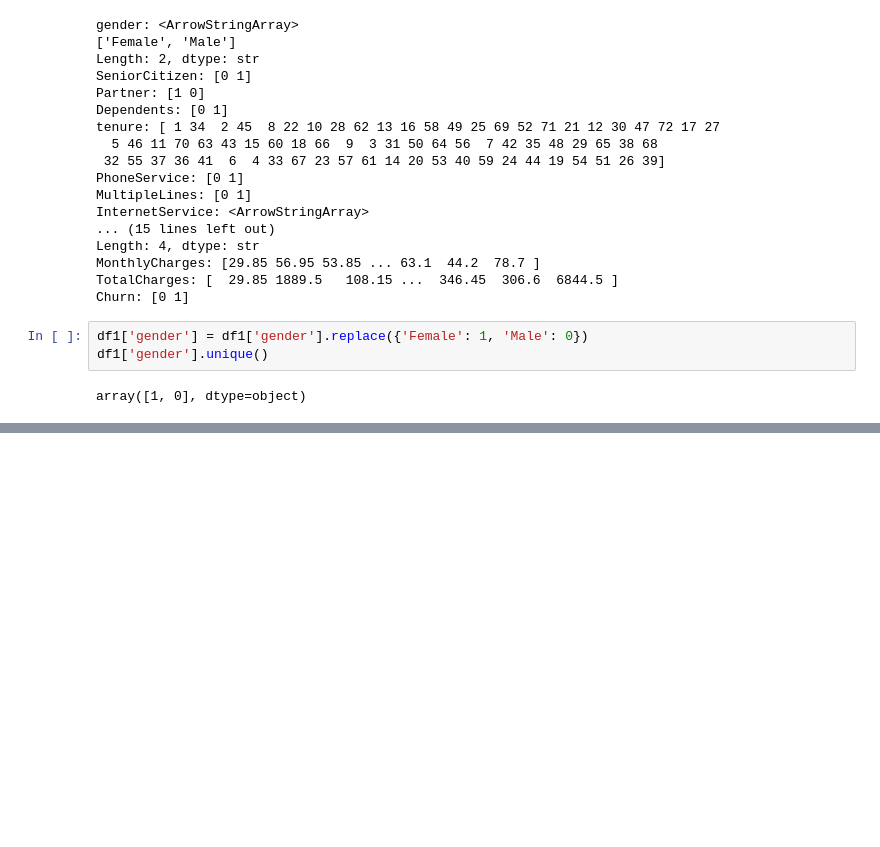
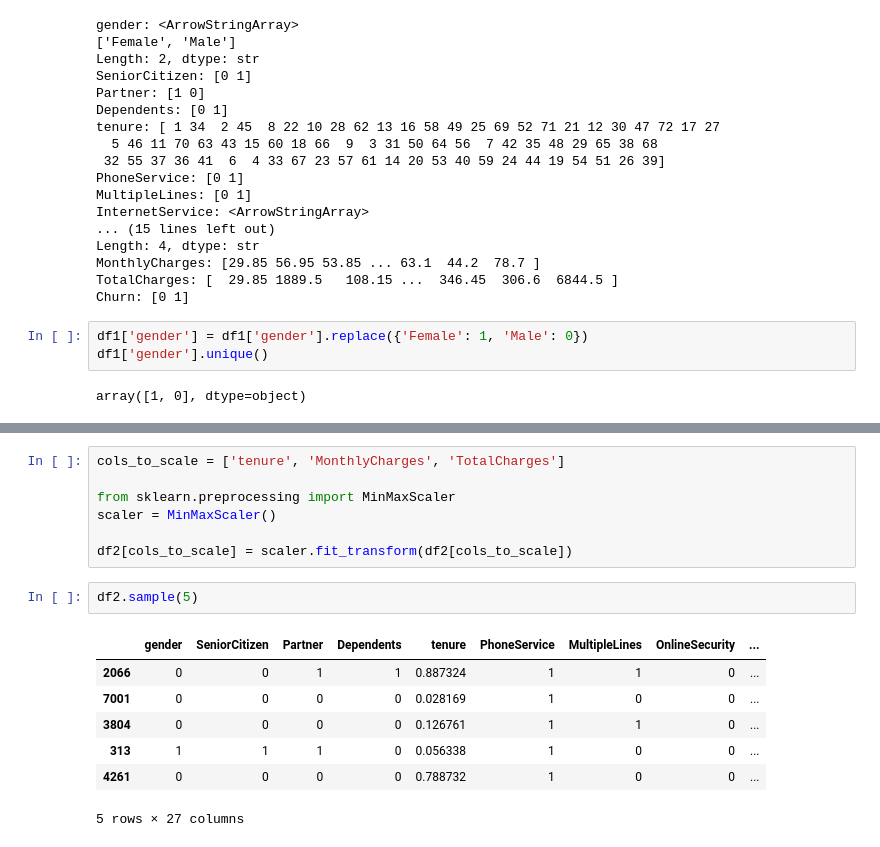
Before and after one commit to boogey004/Deep-Learning, a Jupyter notebook: Artificial Neural Networks/customerchumANN.ipynb, the cells around one changed output, grey strips where cells are left out. Cells and saved outputs as stored; diff of their text form; blank space fills up the shorter version.

```diff
--- a/Artificial Neural Networks/customerchumANN.ipynb
+++ b/Artificial Neural Networks/customerchumANN.ipynb
@@ -248,0 +279,17 @@ Index(['gender', 'SeniorCitizen', 'Partner', 'Dependents', 'tenure',
+# %%
+cols_to_scale = ['tenure', 'MonthlyCharges', 'TotalCharges']
+
+from sklearn.preprocessing import MinMaxScaler
+scaler = MinMaxScaler()
+
+df2[cols_to_scale] = scaler.fit_transform(df2[cols_to_scale])
+# %%
+df2.sample(5)
+# %% [output]
+|  | gender | SeniorCitizen | Partner | Dependents | tenure | PhoneService | MultipleLines | OnlineSecurity | ... |
+| 2066 | 0 | 0 | 1 | 1 | 0.887324 | 1 | 1 | 0 | ... |
+| 7001 | 0 | 0 | 0 | 0 | 0.028169 | 1 | 0 | 0 | ... |
+| 3804 | 0 | 0 | 0 | 0 | 0.126761 | 1 | 1 | 0 | ... |
+| 313 | 1 | 1 | 1 | 0 | 0.056338 | 1 | 0 | 0 | ... |
+| 4261 | 0 | 0 | 0 | 0 | 0.788732 | 1 | 0 | 0 | ... |
+5 rows × 27 columns
```
Also changed, not shown: parts of 3 cells of this notebook.
